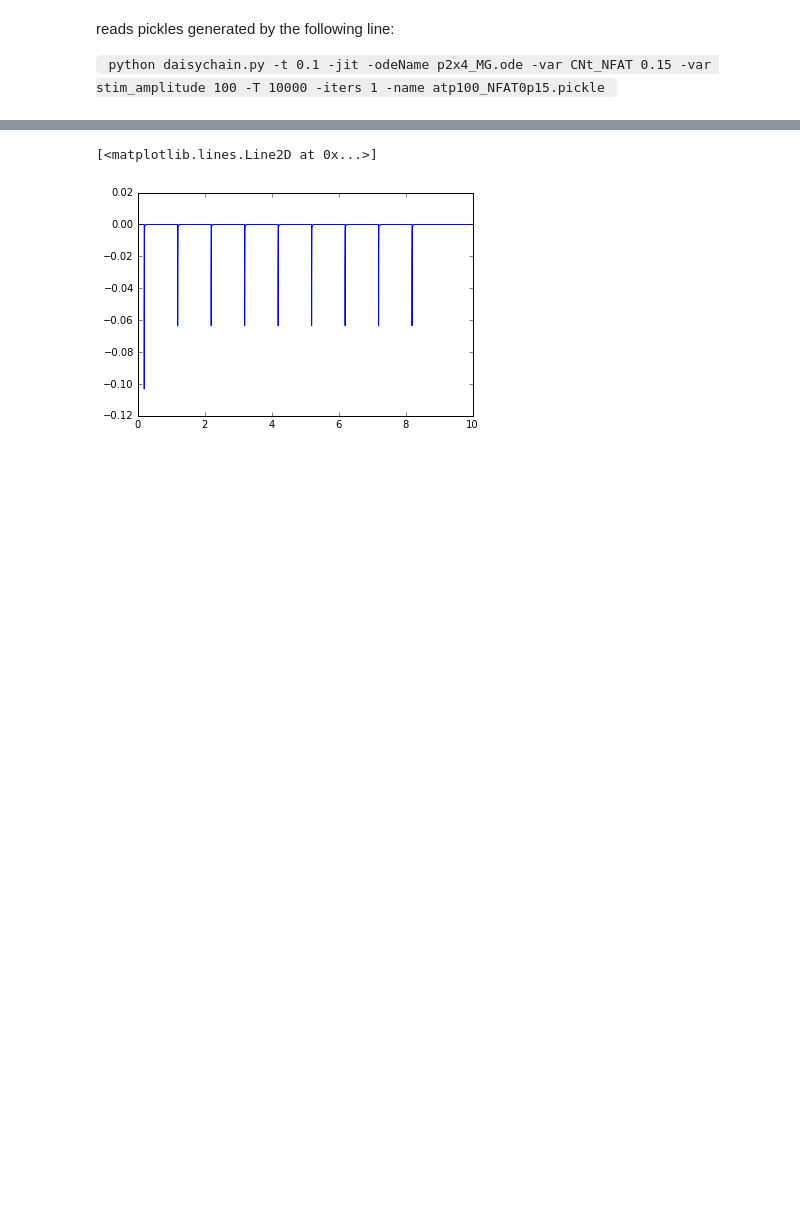
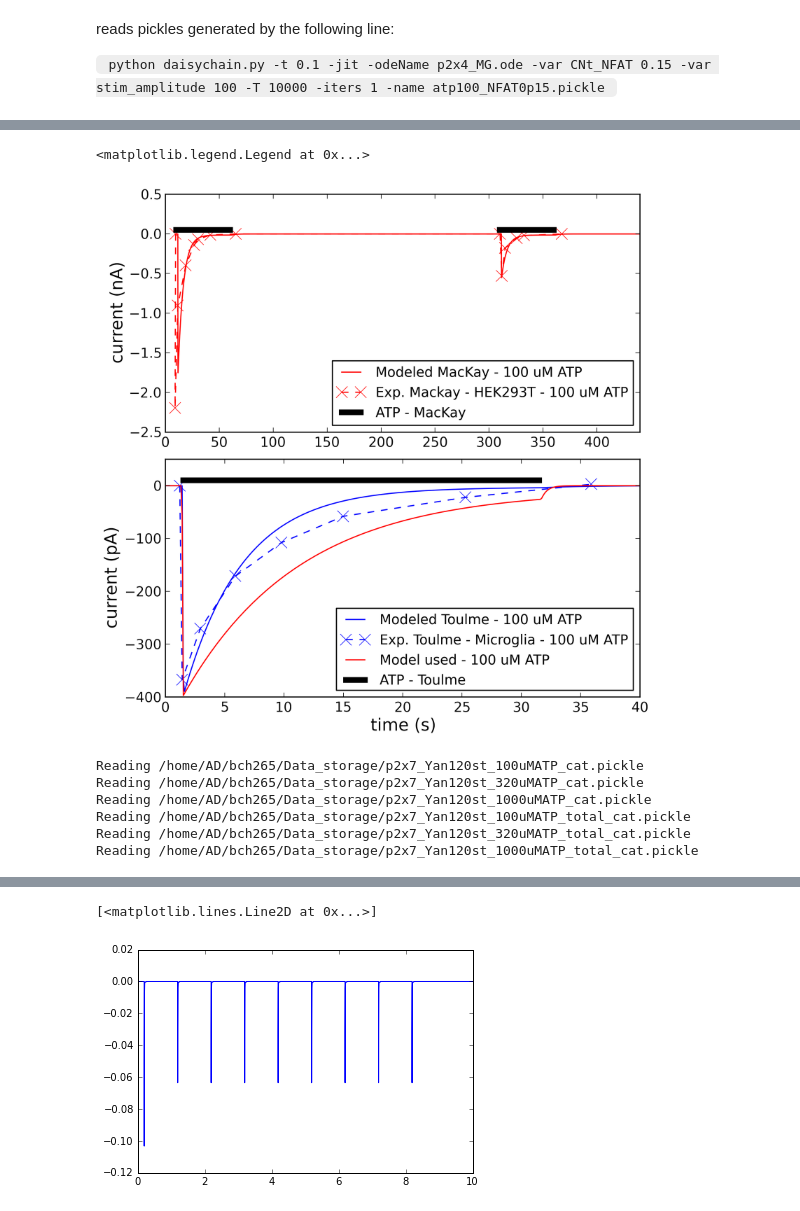
Before and after one commit to huskeypm/microglia, a Jupyter notebook: gotran/daisy-ptx_fitting.ipynb, the cells around one changed output, grey strips where cells are left out. Cells and saved outputs as stored; diff of their text form; code cells hidden in the pictures; blank space fills up the shorter version.

```diff
--- a/gotran/daisy-ptx_fitting.ipynb
+++ b/gotran/daisy-ptx_fitting.ipynb
@@ -52 +76,49 @@ y15 = np.array([0,-0.0505952381,-0.06845238095,-0.08035714286,-0.09523809524,-0.
+# %%
+stateLabel = "I_ptxf"
+subData0 = ao.GetData(data0,stateLabel)
+subData1 = ao.GetData(data1,stateLabel)
+subData0a = ao.GetData(data0a,stateLabel)
+subData1a = ao.GetData(data1a,stateLabel)
+
+plt.figure(figsize=(7,7),dpi=400)
+plt.subplot(2,1,1)
+plt.tick_params(labelsize=12)
+plt.plot(subData0.t+10,subData0.valsIdx*4.5*10**6,'r-',linewidth=1,label="Modeled MacKay - 100 uM ATP",alpha=1)
+plt.plot(t10,y10/1000,'r--x',linewidth=1,markersize=10,label="Exp. Mackay - HEK293T - 100 uM ATP",alpha=1)
+plt.plot([10,60],[0.05,0.05],'black',lw=5,label="ATP - MacKay")
+plt.plot([310,360],[0.05,0.05],'black',lw=5)
+plt.ylabel("current (nA)",fontsize=15)
+plt.legend(loc=0,fontsize=12)
+plt.xlim(0,440)
+
+plt.subplot(2,1,2)
+plt.tick_params(labelsize=12)
+plt.plot(subData1.t,subData1.valsIdx*(1e6)*1000,'b-',linewidth=1,label="Modeled Toulme - 100 uM ATP",alpha=1)
+plt.plot(t19+1.2-300,y19*1000,'b--x',linewidth=1,markersize=10,label="Exp. Toulme - Microglia - 100 uM ATP")
+plt.plot(subData1a.t,subData1a.valsIdx*(1e6)*1000,'r-',linewidth=1,label="Model used - 100 uM ATP",alpha=1)
+plt.plot([1.5,30+1.5],[10,10],'k',lw=5,label="ATP - Toulme")
+plt.xlabel("time (s)",fontsize=15)
+plt.ylabel("current (pA)",fontsize=15)
+plt.yticks(np.arange(-400, 1, 100))
+plt.xlim(0,40)
+plt.tight_layout()
+plt.legend(loc=0,fontsize=12)
+# %% [output]
+<matplotlib.legend.Legend at 0x...>
+[figure, added]
+# %%
+data2 = ao.readPickle("/home/AD/bch265/Data_storage/p2x7_Yan120st_100uMATP_cat.pickle")
+data3 = ao.readPickle("/home/AD/bch265/Data_storage/p2x7_Yan120st_320uMATP_cat.pickle")
+data4 = ao.readPickle("/home/AD/bch265/Data_storage/p2x7_Yan120st_1000uMATP_cat.pickle")
+
+data2a = ao.readPickle("/home/AD/bch265/Data_storage/p2x7_Yan120st_100uMATP_total_cat.pickle")
+data3a = ao.readPickle("/home/AD/bch265/Data_storage/p2x7_Yan120st_320uMATP_total_cat.pickle")
+data4a = ao.readPickle("/home/AD/bch265/Data_storage/p2x7_Yan120st_1000uMATP_total_cat.pickle")
+# %% [output]
+Reading /home/AD/bch265/Data_storage/p2x7_Yan120st_100uMATP_cat.pickle
+Reading /home/AD/bch265/Data_storage/p2x7_Yan120st_320uMATP_cat.pickle
+Reading /home/AD/bch265/Data_storage/p2x7_Yan120st_1000uMATP_cat.pickle
+Reading /home/AD/bch265/Data_storage/p2x7_Yan120st_100uMATP_total_cat.pickle
+Reading /home/AD/bch265/Data_storage/p2x7_Yan120st_320uMATP_total_cat.pickle
+Reading /home/AD/bch265/Data_storage/p2x7_Yan120st_1000uMATP_total_cat.pickle
 # %%
```
Also changed, not shown: parts of 11 cells of this notebook, 4 other files.
